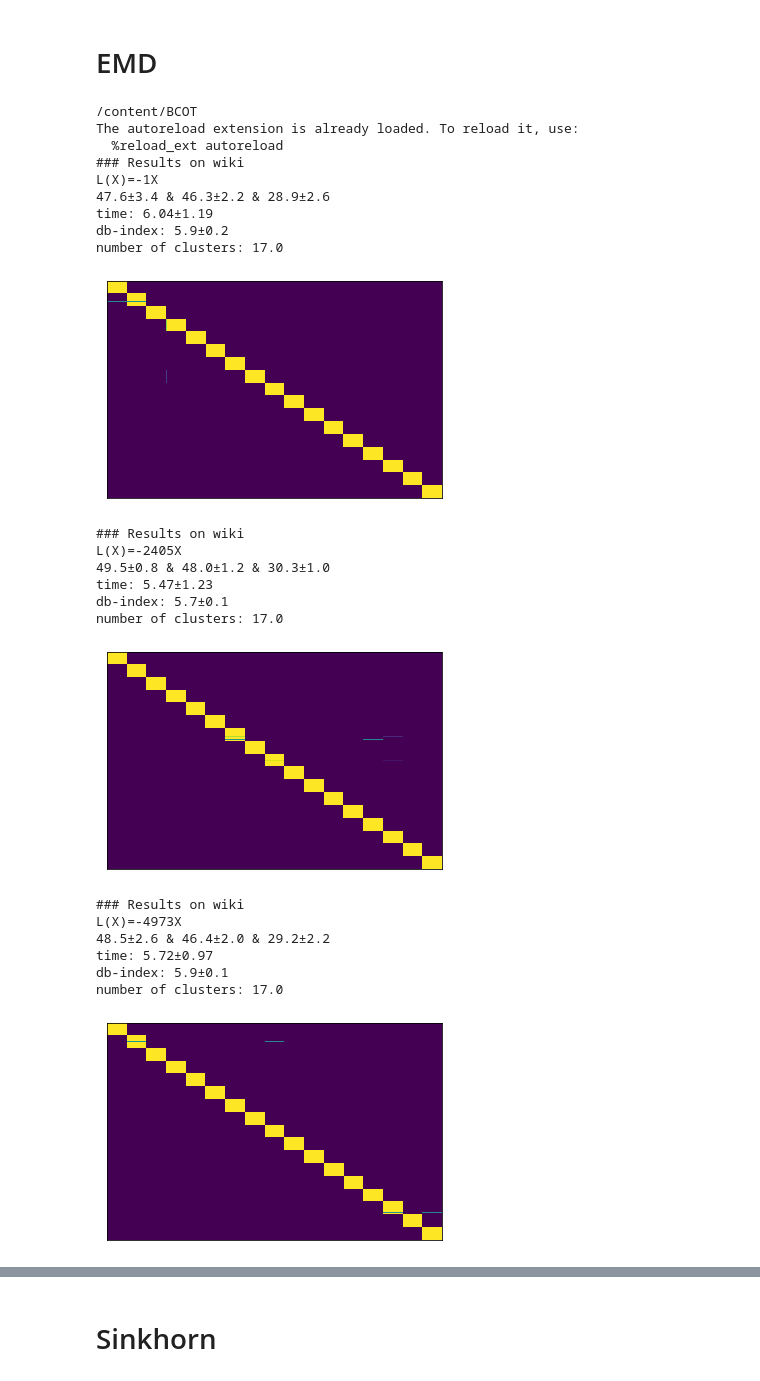
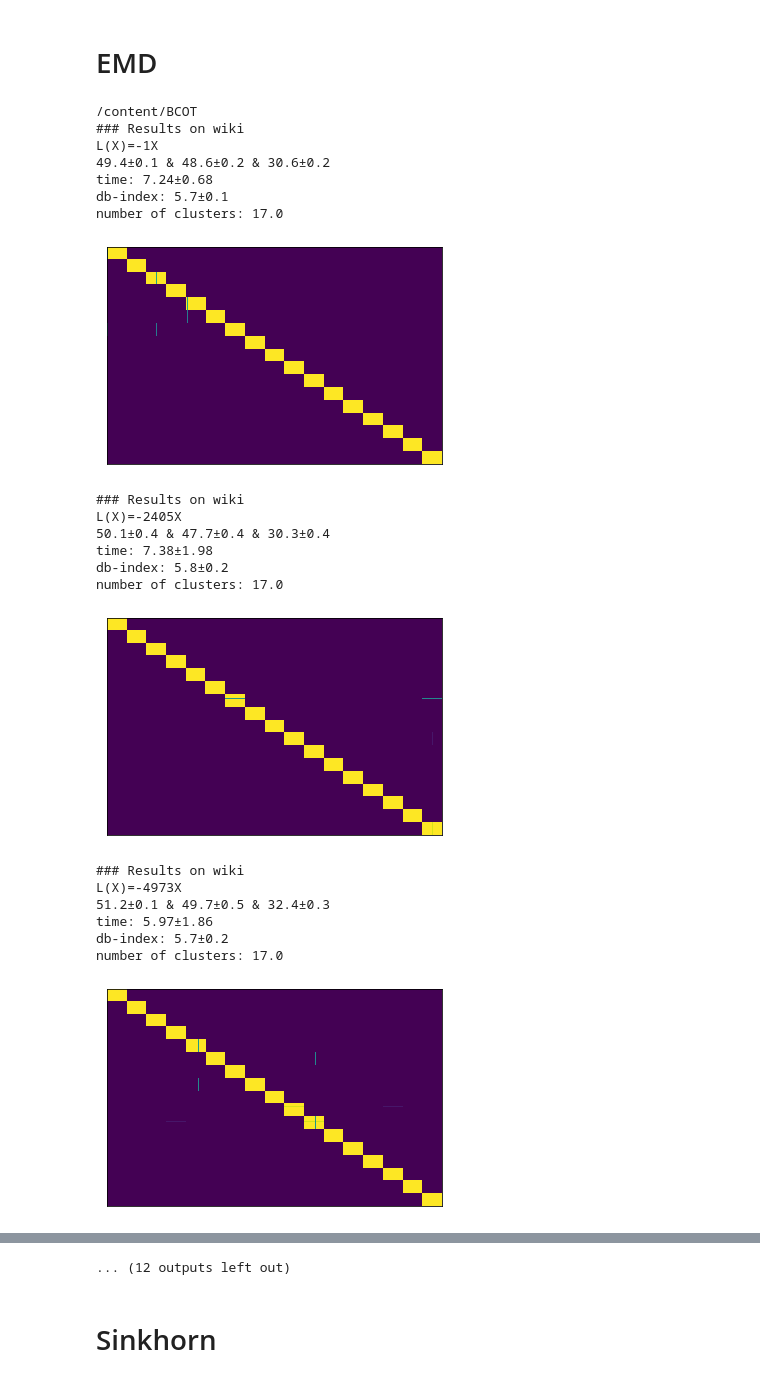
Before and after one commit to chakib401/BCOT, a Jupyter notebook: document_clustering.ipynb, the cells around one changed output, grey strips where cells are left out. Saved outputs shown, nothing was run; the diff lists cells and outputs as text; code cells hidden in the pictures.

```diff
--- a/document_clustering.ipynb
+++ b/document_clustering.ipynb
@@ -24,10 +24,10 @@ from bcot.metrics import clustering_accuracy
 import numpy as np
 from time import time
 
-n_runs = 5
+n_runs = 2
 plot_block_structure = True
 
-for dataset in ['wiki']:
+for dataset in ['wiki', 'pubmed', 'ng20']:
   features, labels, n_classes = read_dataset(dataset, sparse=True)
   n, d = features.shape
   k = n_classes
@@ -75,52 +75,50 @@ for dataset in ['wiki']:
     print(f'L(X)=-{scaler}X')
     print(f"{means['acc']}±{std['acc']} & {means['nmi']}±{std['nmi']} & {means['ari']}±{std['ari']}", sep=',')
     print(f"time: {means['time']}±{std['time']}")
     print(f"db-index: {means['db']}±{std['db']}")
     print(f"number of clusters: {means['avg_n_clust']}")
     print()
 
     if plot_block_structure:
       import matplotlib.pyplot as plt
 
 
       fig = plt.figure(figsize=(6, 4))
       ax = fig.add_subplot(111)
 
       # from bcot.utils import binarize
       # Z_p = binarize(Z_p.argmax(-1), k)
       # W_p = binarize(W_p.argmax(-1), k)
 
       ax.imshow((Z_p @ W_p.T)[Z.argsort()][:, W.argsort()], interpolation='nearest')
       ax.set_aspect('auto')
 
       plt.xticks([])
       plt.yticks([])
       plt.savefig(f'{dataset}-block-structure.pdf')
       plt.show()
 # %% [output]
 /content/BCOT
-The autoreload extension is already loaded. To reload it, use:
-  %reload_ext autoreload
 ### Results on wiki
 L(X)=-1X
-47.6±3.4 & 46.3±2.2 & 28.9±2.6
-time: 6.04±1.19
-db-index: 5.9±0.2
+49.4±0.1 & 48.6±0.2 & 30.6±0.2
+time: 7.24±0.68
+db-index: 5.7±0.1
 number of clusters: 17.0
-[figure, old version]
+[figure, new version]
 ### Results on wiki
 L(X)=-2405X
-49.5±0.8 & 48.0±1.2 & 30.3±1.0
-time: 5.47±1.23
-db-index: 5.7±0.1
+50.1±0.4 & 47.7±0.4 & 30.3±0.4
+time: 7.38±1.98
+db-index: 5.8±0.2
 number of clusters: 17.0
-[figure, old version]
+[figure, new version]
 ### Results on wiki
 L(X)=-4973X
-48.5±2.6 & 46.4±2.0 & 29.2±2.2
-time: 5.72±0.97
-db-index: 5.9±0.1
+51.2±0.1 & 49.7±0.5 & 32.4±0.3
+time: 5.97±1.86
+db-index: 5.7±0.2
 number of clusters: 17.0
-[figure, old version]
+[figure, new version]
 ### Results on wiki
 L(X)=-17X
@@ -132,3 +144,4 @@ number of clusters: 17.0
+... (12 outputs left out)
 # %% [markdown]
 # Sinkhorn
 # %%
```
Also changed, not shown: parts of 2 cells of this notebook, 1 other file.
